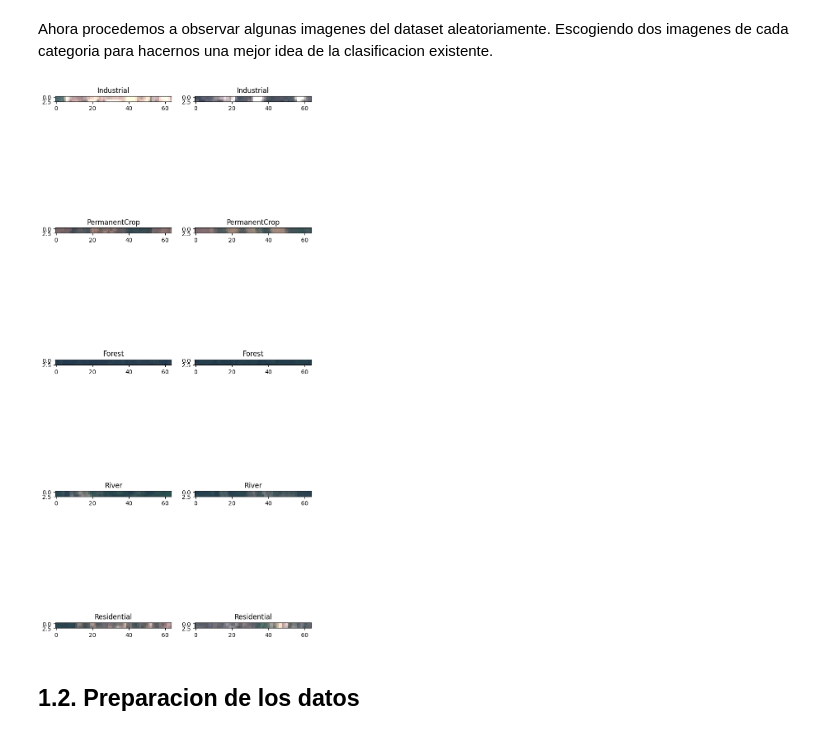
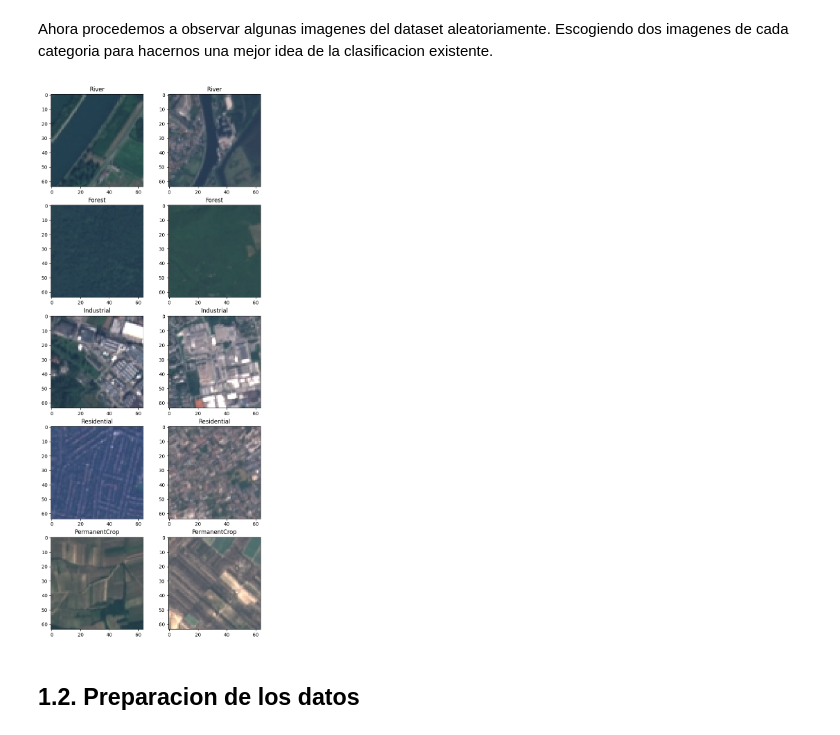
Before and after one commit to oyar99/ISIS4219, a Jupyter notebook: Taller2/Taller_2.ipynb, the cells around one changed output. Saved outputs shown, nothing was run; the diff lists cells and outputs as text; code cells hidden in the pictures.

```diff
--- a/Taller2/Taller_2.ipynb
+++ b/Taller2/Taller_2.ipynb
@@ -138,22 +138,22 @@ Ahora procedemos a observar algunas imagenes del dataset aleatoriamente. Escogie
 # %%
 # Observar las imágenes
 plt.figure(figsize=(8,20))
 
 classes = list(set(y_train))
 
 for j, cur_class in enumerate(classes):
   # Obtener los indices de las imageness de la clase actual
   indices = [i for i, x in enumerate(y_train) if x == cur_class]
 
   # Seleccionar dos imagenes aleatorias de esta clase
   random_indices = random.sample(indices, 2)
 
   for i, index in enumerate(random_indices):
     plt.subplot(len(classes), 2, j*2 + i + 1)
-    plt.imshow(x_train[index][:3])
+    plt.imshow(x_train[index])
     plt.title(y_train[index])
 # %% [output]
-[figure, old version]
+[figure, new version]
 # %% [markdown]
 ## 1.2. Preparacion de los datos
 # %% [markdown]
```
Also changed, not shown: parts of 4 cells of this notebook.
